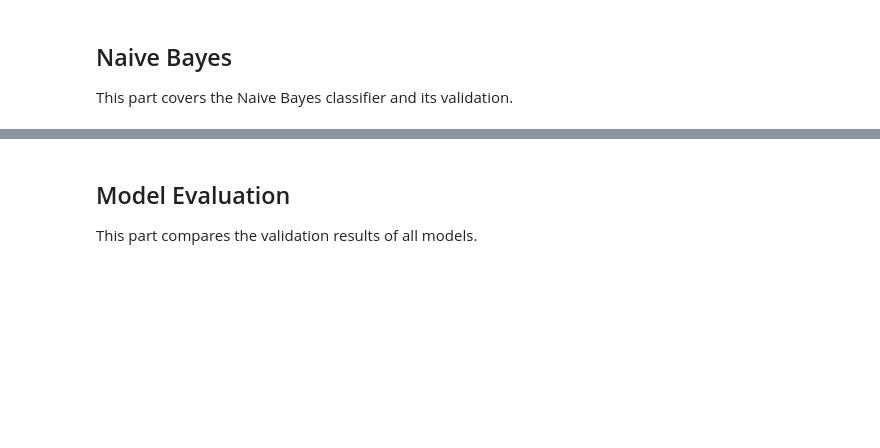
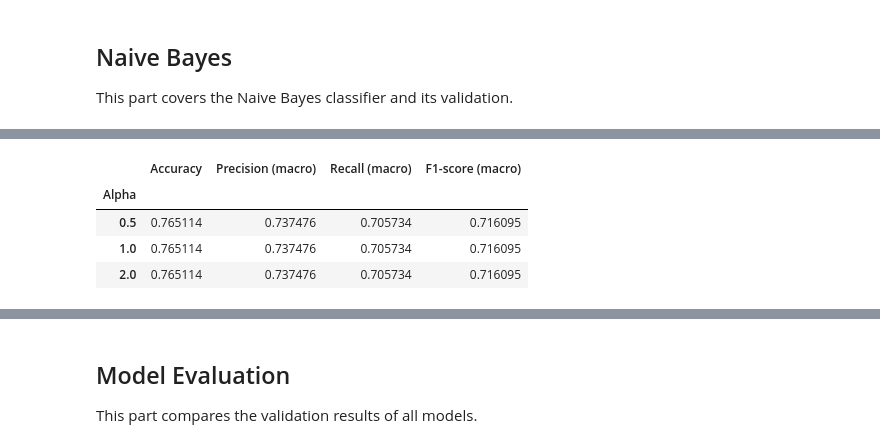
Before and after one commit to EliWidjojo/IF3170_G28_HaalinghamJayaAO3, a Jupyter notebook: notebooks/Notebook Tugas Besar 2 IF3170 Inteligensi Artifisial 2026-2027..ipynb, the cells around one changed output, grey strips where cells are left out. Drawn from its saved outputs; the diff is of its cells as text; code cells hidden in the pictures; blank space fills up the shorter version.

```diff
--- a/notebooks/Notebook Tugas Besar 2 IF3170 Inteligensi Artifisial 2026-2027..ipynb
+++ b/notebooks/Notebook Tugas Besar 2 IF3170 Inteligensi Artifisial 2026-2027..ipynb
@@ -773,4 +1154,85 @@ display(pd.DataFrame(
 
 This part covers the Naive Bayes classifier and its validation.
 # %%
-# Write your code here
+#diskretisasi fitur numerik menjadi kategori
+nb_discretizer = KBinsDiscretizer(
+    n_bins=5,
+    encode="ordinal",
+    strategy="quantile"
+)
+
+#fit hanya pada training set
+X_train_nb_array = nb_discretizer.fit_transform(X_train_processed)
+X_val_nb_array = nb_discretizer.transform(X_val_processed)
+
+#konversi menjadi DataFrame agar sesuai dengan implementasi NaiveBayes
+nb_feature_names = X_train_processed.columns
+
+X_train_nb = pd.DataFrame(
+    X_train_nb_array.astype(int),
+    columns=nb_feature_names
+)
+
+X_val_nb = pd.DataFrame(
+    X_val_nb_array.astype(int),
+    columns=nb_feature_names
+)
+
+y_train_nb = y_train_processed.reset_index(drop=True)
+y_val_nb = y_val_processed.reset_index(drop=True)
+
+#eksperimen dengan beberapa nilai Laplace smoothing (alpha)
+nb_alphas = [0.5, 1.0, 2.0]
+
+nb_models = {}
+nb_results = []
+
+for alpha in nb_alphas:
+    nb_model = NaiveBayes(alpha=alpha)
+
+    #fit hanya menggunakan training set
+    nb_model.fit(X_train_nb, y_train_nb)
+    nb_models[alpha] = nb_model
+
+    #prediksi pada validation set
+    y_val_pred_nb = nb_model.predict(X_val_nb)
+
+    nb_results.append({
+        "Alpha": alpha,
+        "Accuracy": accuracy_score(y_val_nb, y_val_pred_nb),
+        "Precision (macro)": precision_score(
+            y_val_nb, y_val_pred_nb,
+            average="macro", zero_division=0
+        ),
+        "Recall (macro)": recall_score(
+            y_val_nb, y_val_pred_nb,
+            average="macro", zero_division=0
+        ),
+        "F1-score (macro)": f1_score(
+            y_val_nb, y_val_pred_nb,
+            average="macro", zero_division=0
+        ),
+    })
+
+    print(f"=== Naive Bayes (alpha={alpha}) ===")
+    print(classification_report(
+        y_val_nb, y_val_pred_nb, zero_division=0
+    ))
+
+#ringkasan hasil eksperimen
+nb_summary_df = pd.DataFrame(nb_results).set_index("Alpha")
+display(nb_summary_df)
+
+#pilih model terbaik berdasarkan Macro F1-score
+best_nb_alpha = nb_summary_df["F1-score (macro)"].idxmax()
+best_nb_model = nb_models[best_nb_alpha]
+y_val_pred_nb = best_nb_model.predict(X_val_nb)
+
+print(f"\nBest Naive Bayes Alpha: {best_nb_alpha}")
+print("Confusion Matrix:")
+display(pd.DataFrame(
+    confusion_matrix(y_val_nb, y_val_pred_nb),
+    index=[f"Actual {label}" for label in best_nb_model.classes],
+    columns=[f"Predicted {label}" for label in best_nb_model.classes],
+))
+# %% [output]
@@ -776,0 +1256,5 @@ This part covers the Naive Bayes classifier and its validation.
+|  | Accuracy | Precision (macro) | Recall (macro) | F1-score (macro) |
+| Alpha |  |  |  |  |
+| 0.5 | 0.765114 | 0.737476 | 0.705734 | 0.716095 |
+| 1.0 | 0.765114 | 0.737476 | 0.705734 | 0.716095 |
+| 2.0 | 0.765114 | 0.737476 | 0.705734 | 0.716095 |
```
Also changed, not shown: parts of 30 cells of this notebook.
